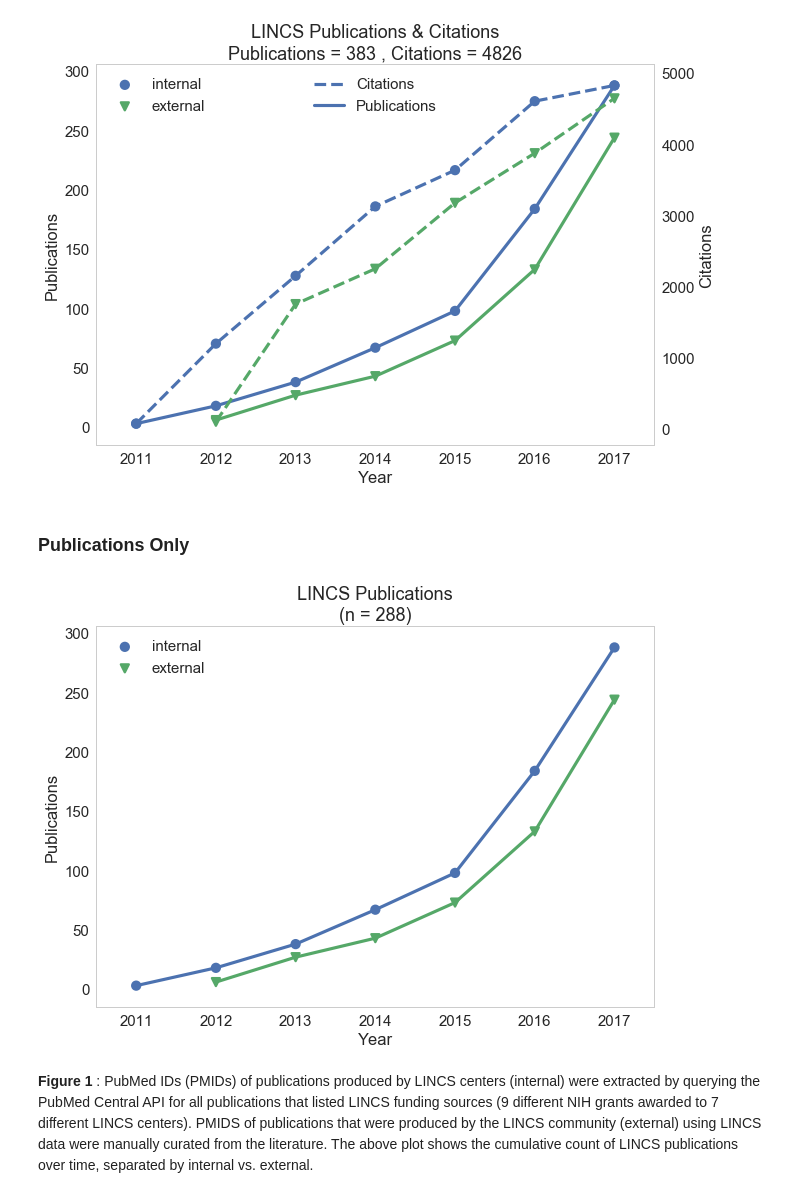
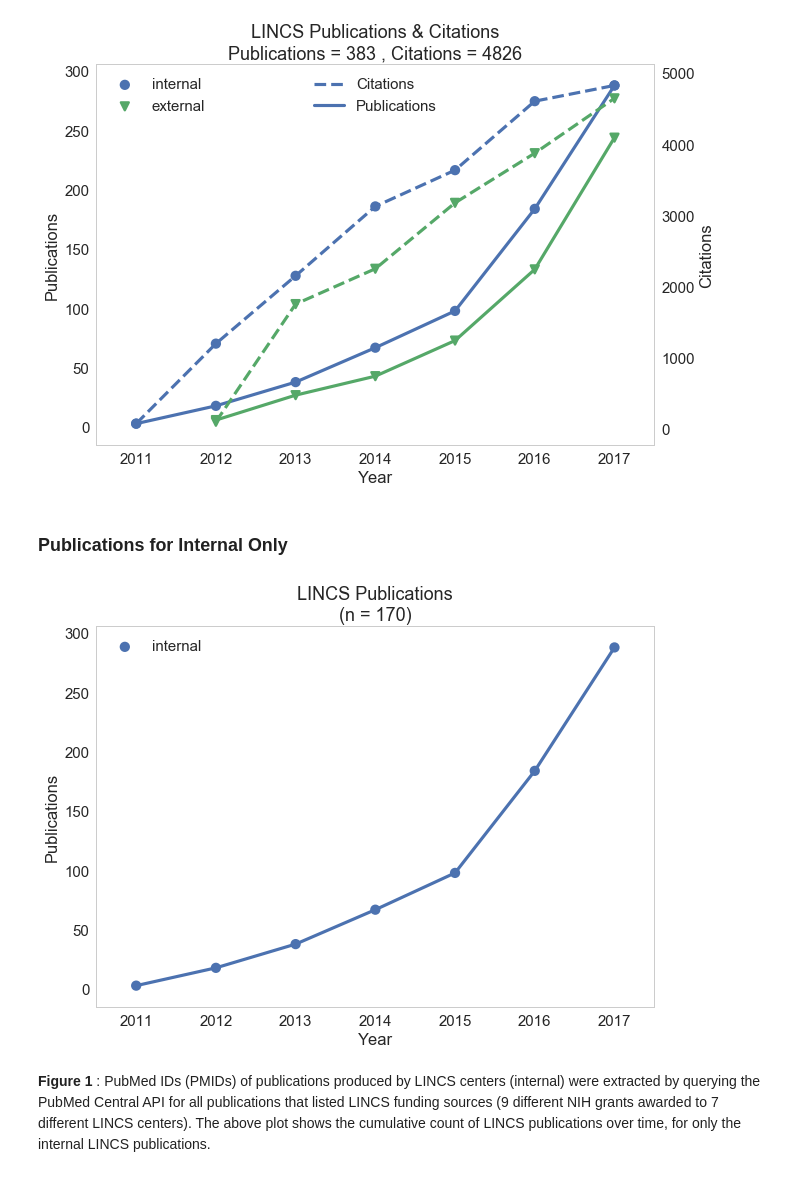
Before and after one commit to MaayanLab/LINCS-Publications-Report, a Jupyter notebook: LINCS_publications.ipynb, the cells around one changed output. Drawn from its saved outputs; the diff is of its cells as text; code cells hidden in the pictures.

Commit message:
Remove external lines from new plots

```diff
--- a/LINCS_publications.ipynb
+++ b/LINCS_publications.ipynb
@@ -657,21 +657,24 @@ plt.title('LINCS Publications & Citations\nPublications = '+
 # %% [output]
 [figure]
 # %% [markdown]
-### Publications Only
+### Publications for Internal Only
 # %%
 fig, ax = plt.subplots(figsize=(10,7))
 
+grouped_pubs_int = grouped_pubs.loc[grouped_pubs['InternalExternal']=='internal',:]
+
+
 # Plot publications
-g1 = sn.pointplot(data=grouped_pubs, x='YEAR', y='cumul_publications', hue='InternalExternal',linestyles=["-", "-"],markers=['o','v'])
+g1 = sn.pointplot(data=grouped_pubs_int, x='YEAR', y='cumul_publications', hue='InternalExternal',linestyles=["-", "-"],markers=['o','v'])
 plt.xlabel('Year')
 plt.ylabel('Publications')
 # Custom legend
 h1 = plt.gca().get_label()
 lg1 = plt.legend(title='', handles=h1, labels=['Internal','External'], loc='upper left')
 
-plt.title('LINCS Publications\n(n = '+ str( sum(grouped_pubs['pm_id']) ) +')') ;
+plt.title('LINCS Publications\n(n = '+ str( sum(grouped_pubs_int['pm_id']) ) +')') ;
 # %% [output]
-[figure, old version]
+[figure, new version]
 # %% [markdown]
-**Figure 1** : PubMed IDs (PMIDs) of publications produced by LINCS centers (internal) were extracted by querying the PubMed Central API for all publications that listed LINCS funding sources (9 different NIH grants awarded to 7 different LINCS centers). PMIDS of publications that were produced by the LINCS community (external) using LINCS data were manually curated from the literature. The above plot shows the cumulative count of LINCS publications over time, separated by internal vs. external.
+**Figure 1** : PubMed IDs (PMIDs) of publications produced by LINCS centers (internal) were extracted by querying the PubMed Central API for all publications that listed LINCS funding sources (9 different NIH grants awarded to 7 different LINCS centers). The above plot shows the cumulative count of LINCS publications over time, for only the internal LINCS publications.
 # %% [markdown]
```
Also changed, not shown: parts of 3 cells of this notebook.
